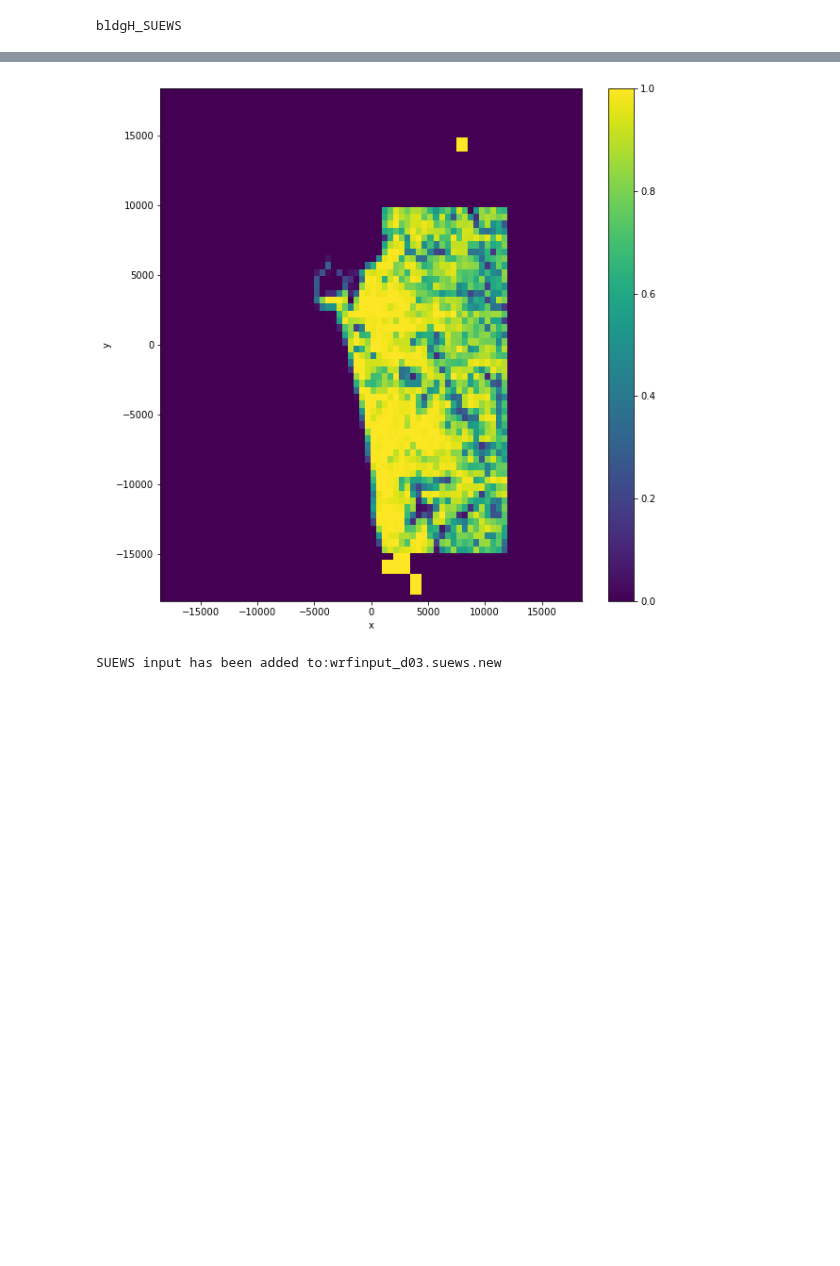
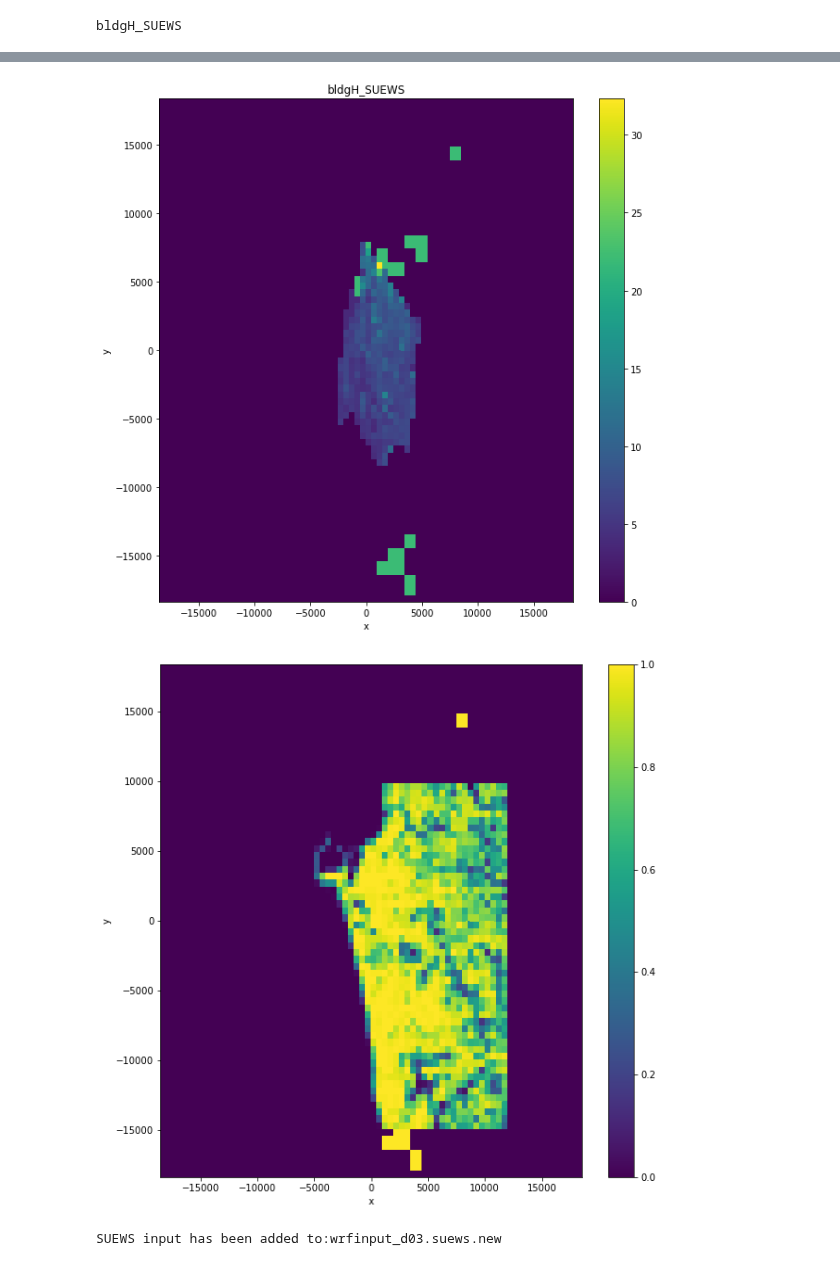
Before and after one commit to Urban-Meteorology-Reading/WRF-SUEWS, a Jupyter notebook: input-processor/pre-processor-SL/Other_modifies/Colombo/land_use.ipynb, the cells around one changed output, grey strips where cells are left out. Saved outputs shown, nothing was run; the diff lists cells and outputs as text; code cells hidden in the pictures; blank space fills up the shorter version.

```diff
--- a/input-processor/pre-processor-SL/Other_modifies/Colombo/land_use.ipynb
+++ b/input-processor/pre-processor-SL/Other_modifies/Colombo/land_use.ipynb
@@ -150,8 +150,8 @@ ds_base['LANDUSEF'].values[0,18,:,:][cd]=new_all['Fr_Bsoil'][cd]/4
 ds_base['LANDUSEF'].values[0,19,:,:][cd]=new_all['Fr_Bsoil'][cd]/4
 
 
-#ds_base['LANDUSEF'].values[0,10,:,:][cd]=new_all['Fr_Water'][cd]/2
-ds_base['LANDUSEF'].values[0,16,:,:][cd]=new_all['Fr_Water'][cd]
+ds_base['LANDUSEF'].values[0,10,:,:][cd]=new_all['Fr_Water'][cd]/2
+ds_base['LANDUSEF'].values[0,16,:,:][cd]=new_all['Fr_Water'][cd]/2
 # %%
 pc_plot(wrf_X, wrf_Y,ds_base['LANDUSEF'].values[0,12,:,:],'Water-Modified')
 # %% [output]
@@ -202,15 +202,17 @@ plt.imshow(rst.read(1))
 # %%
 rst=rasterio.open('rasterized.tif',mode='r+')
 data=rst.read(1)
+data[np.where(data==0)]=np.nan
 Xs=[]
 Ys=[]
 Ds=[]
 for i in range(rst.shape[0]):
     for j in range(rst.shape[0]):
-        x,y=rst.transform*(i,j)
-        Xs.append(x)
-        Ys.append(y)
-        Ds.append(data[i,j])
+        if ~np.isnan(data[i,j]):
+            x,y=rst.transform*(i,j)
+            Xs.append(x)
+            Ys.append(y)
+            Ds.append(data[i,j])
 # %%
 p3 = Proj(init='epsg:32644')
 x3, y3 = transform(p3,p2,Xs,Ys)
@@ -246,7 +248,7 @@ for name in names:
     ds_var[~np.isnan(new_0)]=new_0[~np.isnan(new_0)]
     zz=ds_base[name.upper()].values[0,:,:]
     zz[zz<0]=0
-    zz[np.isnan(new_0) & (zz!=0)]=np.mean(zz[~np.isnan(new_0)])
+    #zz[np.isnan(new_0) & (zz!=0)]=np.mean(zz[~np.isnan(new_0)])
     ds_base[name.upper()].values[0,:,:]=zz
 # %% [output]
 bldgH_SUEWS
@@ -257,7 +259,9 @@ pc_plot(wrf_X, wrf_Y,ds_base[name.upper()].values[0,:,:],name)
 # %%
+pc_plot(wrf_X, wrf_Y,ds_base[name.upper()].values[0,:,:],name)
 pc_plot(wrf_X, wrf_Y,ds_base['LANDUSEF'].values[0,12,:,:],'')
 # %% [output]
-[figure, old version]
+[figure, new version]
+[figure, added]
 # %%
 ds_merged = ds_base.update(ds_base)
 
```
Also changed, not shown: parts of 2 cells of this notebook, 21 other files.
